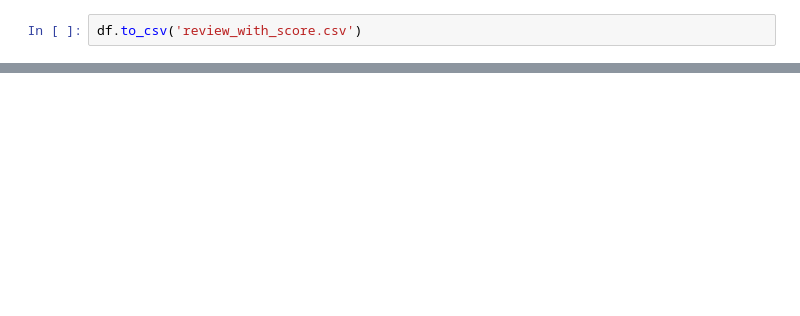
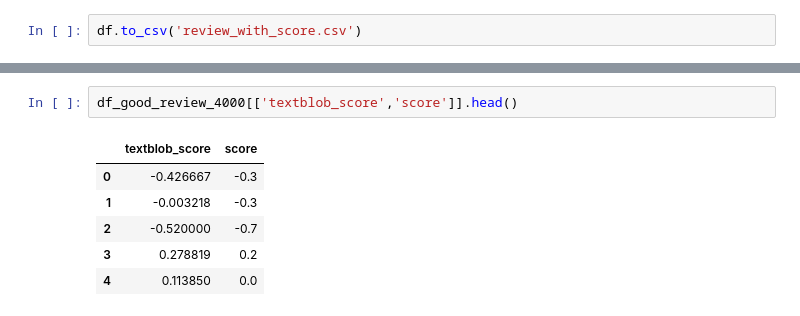
Before and after one commit to Zackkkliu/Yelp_review, a Jupyter notebook: Yelp_review.ipynb, the cells around one changed output, grey strips where cells are left out. Drawn from its saved outputs; the diff is of its cells as text; blank space fills up the shorter version.

```diff
--- a/Yelp_review.ipynb
+++ b/Yelp_review.ipynb
@@ -285,0 +362,9 @@ df.to_csv('review_with_score.csv')
+# %%
+df_good_review_4000[['textblob_score','score']].head()
+# %% [output]
+|  | textblob_score | score |
+| 0 | -0.426667 | -0.3 |
+| 1 | -0.003218 | -0.3 |
+| 2 | -0.520000 | -0.7 |
+| 3 | 0.278819 | 0.2 |
+| 4 | 0.113850 | 0.0 |
```
Also changed, not shown: parts of 18 cells of this notebook.
